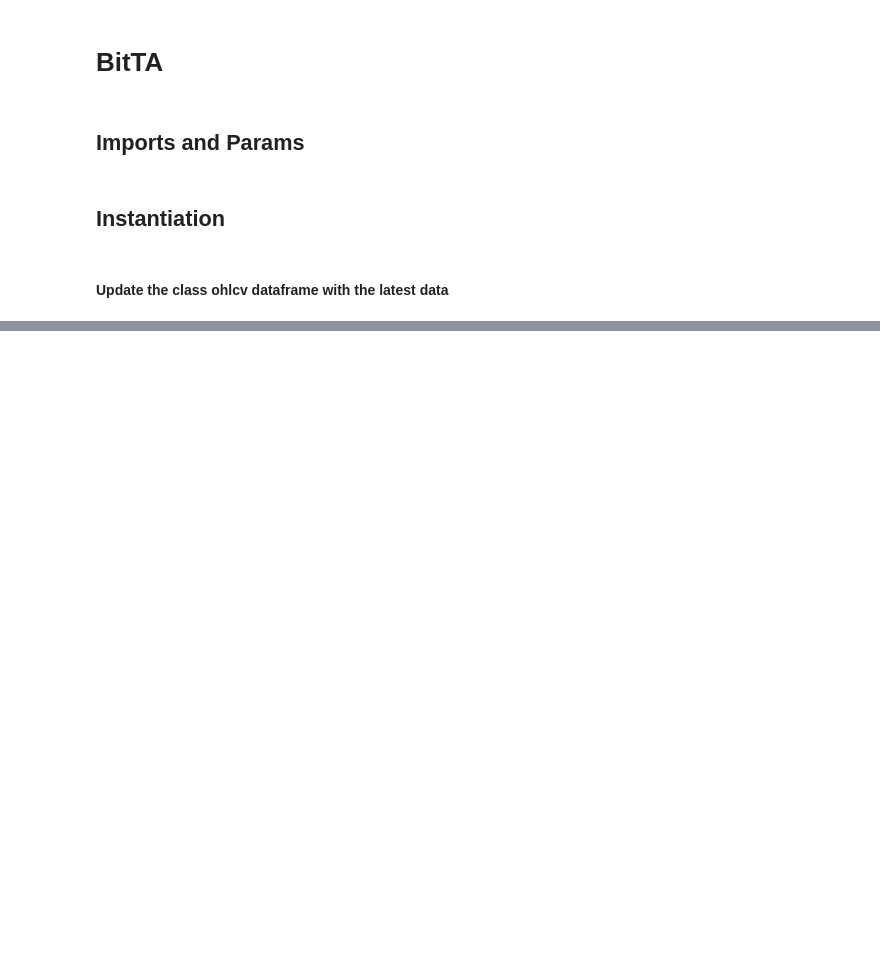
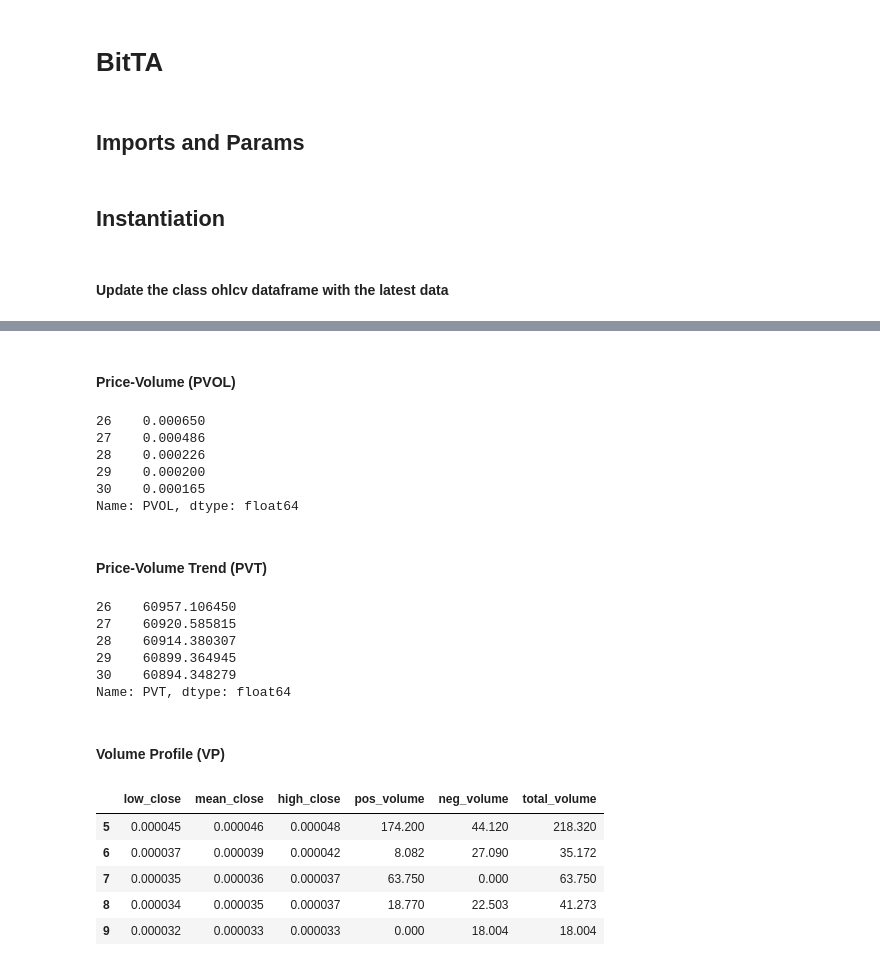
Before and after one commit to Distortedlogic/ionomy-python, a Jupyter notebook: docs/source/notebooks/bitta.ipynb, the cells around one changed output, grey strips where cells are left out. Cells and saved outputs as stored; diff of their text form; code cells hidden in the pictures; blank space fills up the shorter version.

```diff
--- a/docs/source/notebooks/bitta.ipynb
+++ b/docs/source/notebooks/bitta.ipynb
@@ -184,0 +971,36 @@ class AnalysisIndicators(BasePandasObject)
+# %% [markdown]
+#### Price-Volume (PVOL)
+# %%
+pvol_series = bta.pvol(offset=0)
+pvol_series.tail()
+# %% [output]
+26    0.000650
+27    0.000486
+28    0.000226
+29    0.000200
+30    0.000165
+Name: PVOL, dtype: float64
+# %% [markdown]
+#### Price-Volume Trend (PVT)
+# %%
+pvt_series = bta.pvt(drift=1, offset=0)
+pvt_series.tail()
+# %% [output]
+26    60957.106450
+27    60920.585815
+28    60914.380307
+29    60899.364945
+30    60894.348279
+Name: PVT, dtype: float64
+# %% [markdown]
+#### Volume Profile (VP)
+# %%
+vp_series = bta.vp(width=10)
+vp_series.tail()
+# %% [output]
+|  | low_close | mean_close | high_close | pos_volume | neg_volume | total_volume |
+| 5 | 0.000045 | 0.000046 | 0.000048 | 174.200 | 44.120 | 218.320 |
+| 6 | 0.000037 | 0.000039 | 0.000042 | 8.082 | 27.090 | 35.172 |
+| 7 | 0.000035 | 0.000036 | 0.000037 | 63.750 | 0.000 | 63.750 |
+| 8 | 0.000034 | 0.000035 | 0.000037 | 18.770 | 22.503 | 41.273 |
+| 9 | 0.000032 | 0.000033 | 0.000033 | 0.000 | 18.004 | 18.004 |
```
Also changed, not shown: parts of 182 cells of this notebook, 1 other file.
